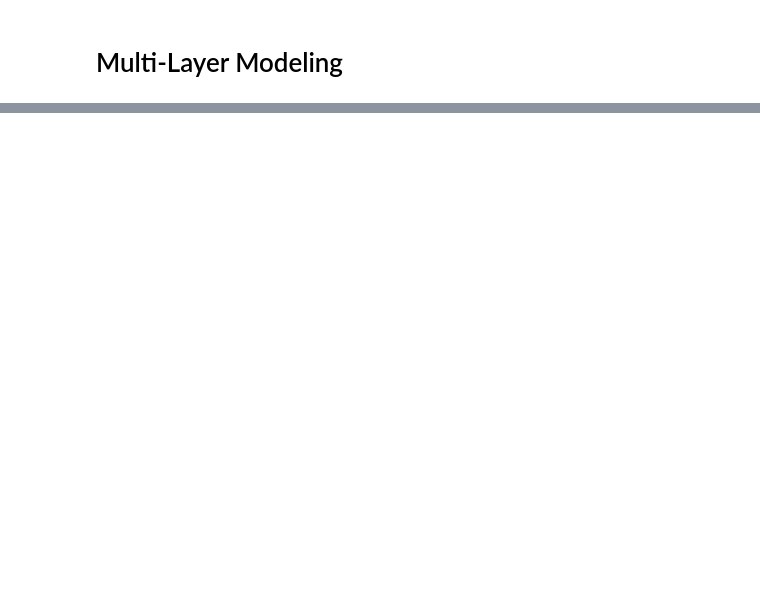
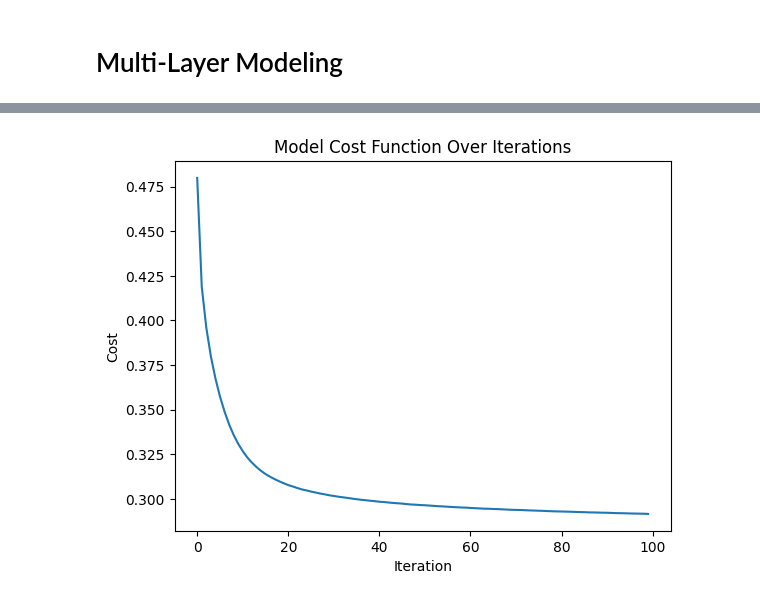
Before and after one commit to Rds1055/Machine-Learning-Labs, a Jupyter notebook: Lab4/lab4.ipynb, the cells around one changed output, grey strips where cells are left out. Saved outputs shown, nothing was run; the diff lists cells and outputs as text; code cells hidden in the pictures; blank space fills up the shorter version.

```diff
--- a/Lab4/lab4.ipynb
+++ b/Lab4/lab4.ipynb
@@ -810,0 +732,12 @@ class TLPFinal(TLPMiniBatchCrossEntropy):
+# %%
+hyperparameters["n_hidden"] = [50, 40]
+hyperparameters["layers"] = 3
+
+model_3layer = MultiLayerPerceptron(**hyperparameters)
+# %%
+%%time
+
+model_3layer.fit(X_train_norm_onehot, y_train, print_progress = 1)
+
+yhat_3layer = model_3layer.predict(X_test_norm_onehot)
+print('Accuracy:', accuracy_score(y_test, yhat_3layer))
@@ -810,0 +749,10 @@ class TLPFinal(TLPMiniBatchCrossEntropy):
+# %%
+plt.plot(list(map(np.mean, model_3layer.cost_)))
+
+plt.title("Model Cost Function Over Iterations")
+plt.xlabel("Iteration")
+plt.ylabel("Cost")
+
+plt.show()
+# %% [output]
+[figure, added]
```
Also changed, not shown: parts of 50 cells of this notebook.
